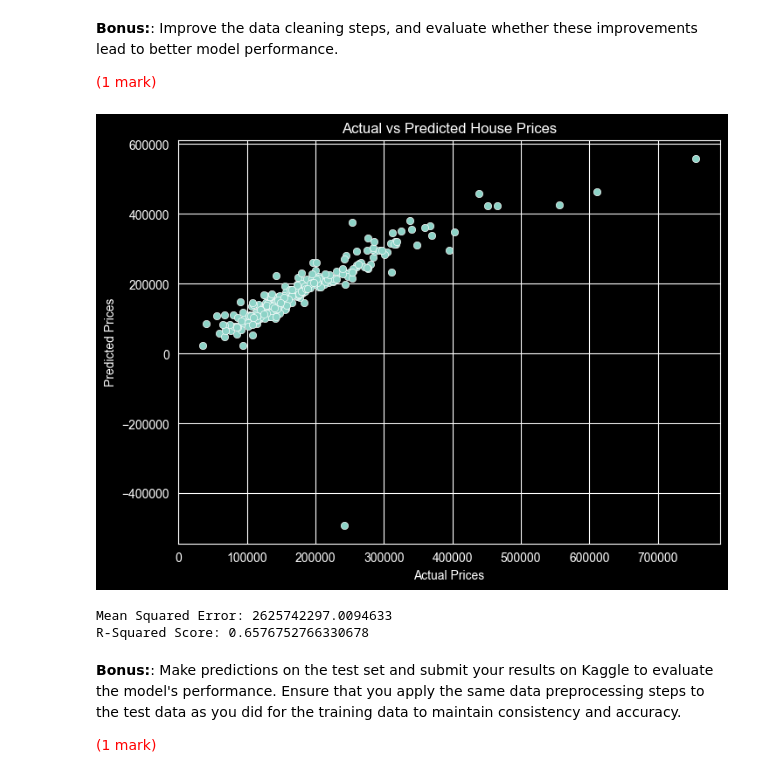
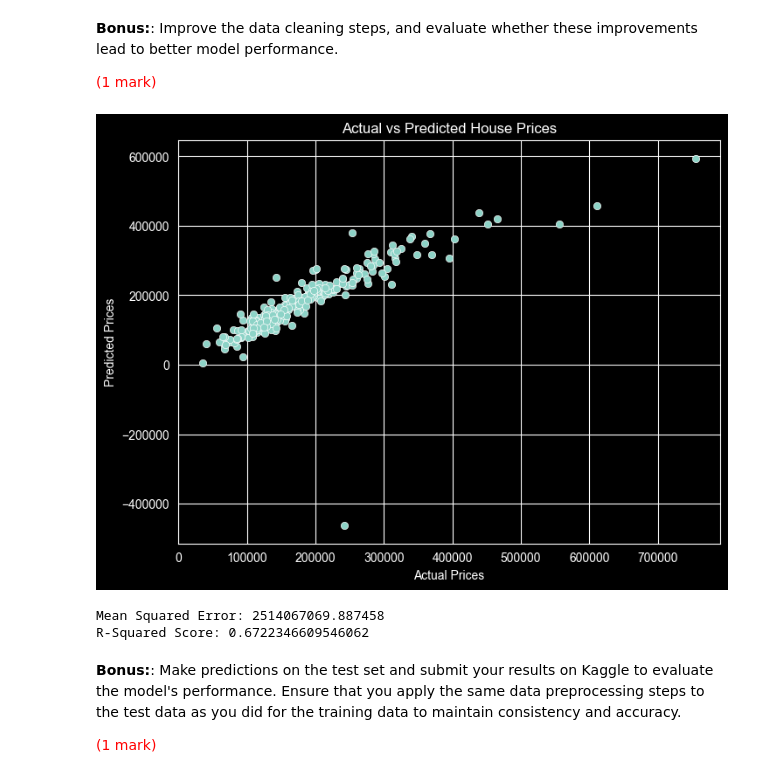
Before and after one commit to scottejin/Linear-Regression-Exercise, a Jupyter notebook: linear_regression.ipynb, the cells around one changed output. Saved outputs shown, nothing was run; the diff lists cells and outputs as text; code cells hidden in the pictures.

Commit message:
Dropped missing values for categorical columns

```diff
--- a/linear_regression.ipynb
+++ b/linear_regression.ipynb
@@ -203,12 +203,10 @@ categorical_cols = df.select_dtypes(include=['object', 'string', 'category']).co
 numeric_cols_missing = [column for column in numeric_cols if df[column].isna().any()]
 df = df.drop(columns=numeric_cols_missing)
 
-# Fill missing values for categorical columns with mode
+#Drop missing values for categorical columns
 numeric_categorical_missing = [column for column in categorical_cols if df[column].isna().any()]
-for col in numeric_categorical_missing:
-    mode = df[col].mode(dropna=True)
-    if not mode.empty:
-        df[col] = df[col].fillna(mode.iloc[0])
+df = df.drop(columns=numeric_categorical_missing)
+
 
 
 # Convert categorical columns using one-hot encoding
@@ -217,36 +215,36 @@ df = pd.get_dummies(df, drop_first=True)
 # Drop the ID column
 df = df.drop('Id', axis=1)
 
 # Define target variable and features
 y = df['SalePrice']
 X = df.drop(columns=['SalePrice'])
 
 # Split the dataset
 X_train, X_test, y_train, y_test = train_test_split(X, y, test_size=0.2, random_state=42)
 
 # Check the shapes of the new datasets
 X_train.shape, X_test.shape
 
 model = LinearRegression()
 model.fit(X_train, y_train)
 
 y_pred = model.predict(X_test)
 
 plt.figure(figsize=(8,6))
 sns.scatterplot(x=y_test, y=y_pred)
 plt.xlabel("Actual Prices")
 plt.ylabel("Predicted Prices")
 plt.title("Actual vs Predicted House Prices")
 plt.show()
 
 square = mean_squared_error(y_test, y_pred)
 triangle = r2_score(y_test, y_pred)
 print(f"Mean Squared Error: {square}")
 print(f"R-Squared Score: {triangle}")
 # %% [output]
-[figure, old version]
+[figure, new version]
-Mean Squared Error: 2625742297.0094633
-R-Squared Score: 0.6576752766330678
+Mean Squared Error: 2514067069.887458
+R-Squared Score: 0.6722346609546062
 # %% [markdown]
 **Bonus:**: Make predictions on the test set and submit your results on Kaggle to evaluate the model's performance. Ensure that you apply the same data preprocessing steps to the test data as you did for the training data to maintain consistency and accuracy.
 
```
